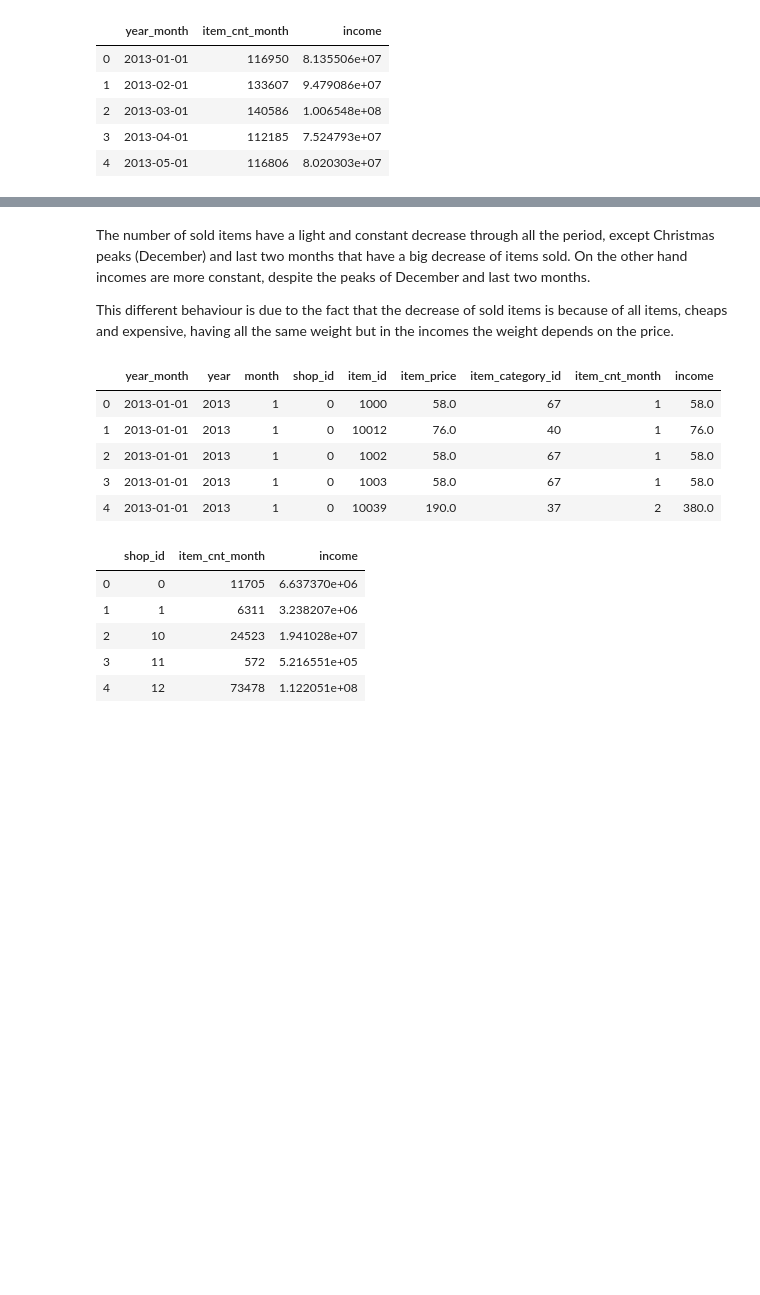
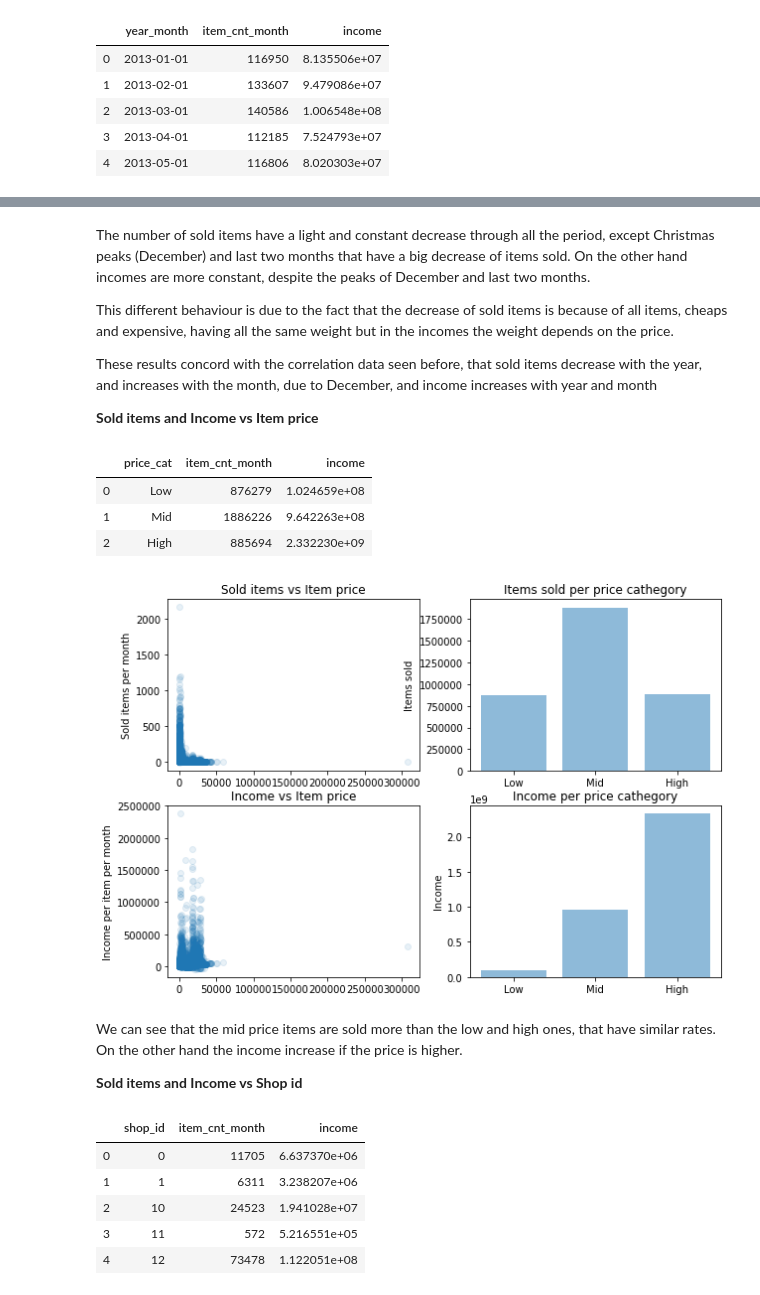
Before and after one commit to canceleiro/Future-Sales, a Jupyter notebook: Future_Sales.ipynb, the cells around one changed output, grey strips where cells are left out. Saved outputs shown, nothing was run; the diff lists cells and outputs as text; code cells hidden in the pictures; blank space fills up the shorter version.

```diff
--- a/Future_Sales.ipynb
+++ b/Future_Sales.ipynb
@@ -470,15 +550,48 @@ plt.xticks(rotation = 45);
 The number of sold items have a light and constant decrease through all the period, except Christmas peaks (December) and last two months that have a big decrease of items sold. On the other hand incomes are more constant, despite the peaks of December and last two months.
 
 This different behaviour is due to the fact that the decrease of sold items is because of all items, cheaps and expensive, having all the same weight but in the incomes the weight depends on the price.
+
+These results concord with the correlation data seen before, that sold items decrease with the year, and increases with the month, due to December, and income increases with year and month
+
+**Sold items and Income vs Item price**
-# %%
-df_m.head()
-# %% [output]
-|  | year_month | year | month | shop_id | item_id | item_price | item_category_id | item_cnt_month | income |
-| 0 | 2013-01-01 | 2013 | 1 | 0 | 1000 | 58.0 | 67 | 1 | 58.0 |
-| 1 | 2013-01-01 | 2013 | 1 | 0 | 10012 | 76.0 | 40 | 1 | 76.0 |
-| 2 | 2013-01-01 | 2013 | 1 | 0 | 1002 | 58.0 | 67 | 1 | 58.0 |
-| 3 | 2013-01-01 | 2013 | 1 | 0 | 1003 | 58.0 | 67 | 1 | 58.0 |
-| 4 | 2013-01-01 | 2013 | 1 | 0 | 10039 | 190.0 | 37 | 2 | 380.0 |
+# %%
+df_price_cat = df_m.groupby(['price_cat']).agg({'item_cnt_month': sum,'income': sum }).reindex(["Low", "Mid", "High"]).reset_index()
+df_price_cat
+# %% [output]
+|  | price_cat | item_cnt_month | income |
+| 0 | Low | 876279 | 1.024659e+08 |
+| 1 | Mid | 1886226 | 9.642263e+08 |
+| 2 | High | 885694 | 2.332230e+09 |
+# %%
+plt.figure(figsize = [10, 7])
+
+plt.subplot(2, 2, 1)
+plt.scatter(data = df_m, x = 'item_price', y = 'item_cnt_month', alpha = 1/10);
+plt.ylabel('Sold items per month')
+plt.title('Sold items vs Item price');
+
+plt.subplot(2, 2, 2)
+base_color = sb.color_palette()[0]
+plt.bar(df_price_cat.price_cat, df_price_cat.item_cnt_month, align='center', alpha=0.5, color = base_color);
+plt.ylabel('Items sold')
+plt.title('Items sold per price cathegory');
+
+plt.subplot(2, 2, 3)
+plt.scatter(data = df_m, x = 'item_price', y = 'income', alpha = 1/10);
+plt.ylabel('Income per item per month')
+plt.title('Income vs Item price');
+
+plt.subplot(2, 2, 4)
+base_color = sb.color_palette()[0]
+plt.bar(df_price_cat.price_cat, df_price_cat.income, align='center', alpha=0.5, color = base_color);
+plt.ylabel('Income')
+plt.title('Income per price cathegory');
+# %% [output]
+[figure, added]
+# %% [markdown]
+We can see that the mid price items are sold more than the low and high ones, that have similar rates. On the other hand the income increase if the price is higher.
+
+**Sold items and Income vs Shop id**
 # %%
 df_shops = df_m.groupby(['shop_id']).agg({'item_cnt_month': sum,'income': sum }).reset_index()
 df_shops.head()
```
Also changed, not shown: parts of 31 cells of this notebook.
